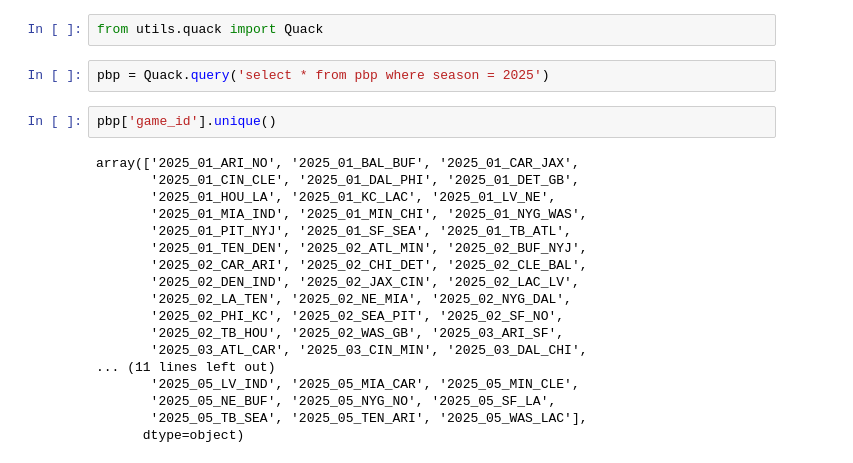
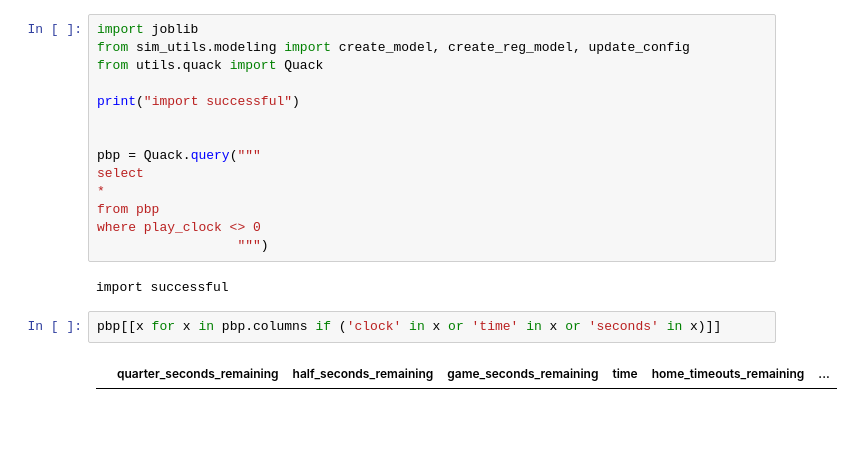
Before and after one commit to sharedw/NFL_sim, a Jupyter notebook: notebooks/other_notebooks/clock.ipynb, the cells around one changed output. Cells and saved outputs as stored; diff of their text form; blank space fills up the shorter version.

```diff
--- a/notebooks/other_notebooks/clock.ipynb
+++ b/notebooks/other_notebooks/clock.ipynb
@@ -1,25 +1,21 @@
-# %%
-from utils.quack import Quack
 # %%
-pbp = Quack.query('select * from pbp where season = 2025')
+import joblib
+from sim_utils.modeling import create_model, create_reg_model, update_config
+from utils.quack import Quack
+
+print("import successful")
+
+
+pbp = Quack.query("""
+select
+*
+from pbp
+where play_clock <> 0
+                  """)
+# %% [output]
+import successful
 # %%
-pbp['game_id'].unique()
+pbp[[x for x in pbp.columns if ('clock' in x or 'time' in x or 'seconds' in x)]]
 # %% [output]
-array(['2025_01_ARI_NO', '2025_01_BAL_BUF', '2025_01_CAR_JAX',
-       '2025_01_CIN_CLE', '2025_01_DAL_PHI', '2025_01_DET_GB',
-       '2025_01_HOU_LA', '2025_01_KC_LAC', '2025_01_LV_NE',
-       '2025_01_MIA_IND', '2025_01_MIN_CHI', '2025_01_NYG_WAS',
-       '2025_01_PIT_NYJ', '2025_01_SF_SEA', '2025_01_TB_ATL',
-       '2025_01_TEN_DEN', '2025_02_ATL_MIN', '2025_02_BUF_NYJ',
-       '2025_02_CAR_ARI', '2025_02_CHI_DET', '2025_02_CLE_BAL',
-       '2025_02_DEN_IND', '2025_02_JAX_CIN', '2025_02_LAC_LV',
-       '2025_02_LA_TEN', '2025_02_NE_MIA', '2025_02_NYG_DAL',
-       '2025_02_PHI_KC', '2025_02_SEA_PIT', '2025_02_SF_NO',
-       '2025_02_TB_HOU', '2025_02_WAS_GB', '2025_03_ARI_SF',
-       '2025_03_ATL_CAR', '2025_03_CIN_MIN', '2025_03_DAL_CHI',
-... (11 lines left out)
-       '2025_05_LV_IND', '2025_05_MIA_CAR', '2025_05_MIN_CLE',
-       '2025_05_NE_BUF', '2025_05_NYG_NO', '2025_05_SF_LA',
-       '2025_05_TB_SEA', '2025_05_TEN_ARI', '2025_05_WAS_LAC'],
-      dtype=object)
+|  | quarter_seconds_remaining | half_seconds_remaining | game_seconds_remaining | time | home_timeouts_remaining | ... |
 # %%
```
Also changed, not shown: parts of 3 cells of this notebook, 10 other files.
